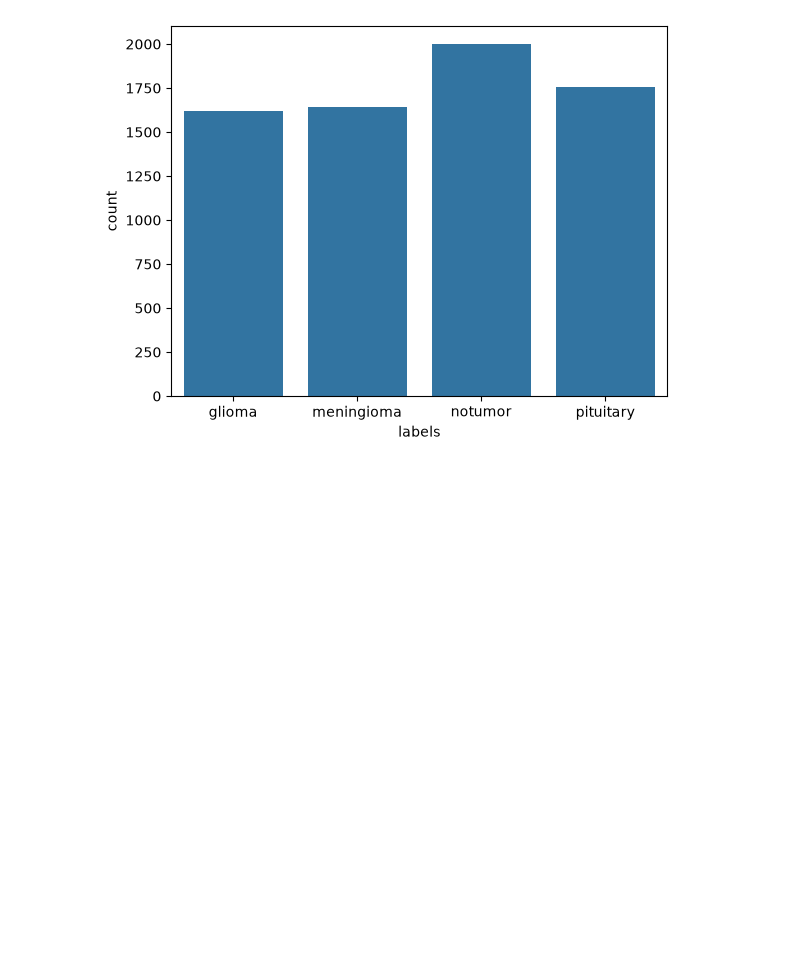
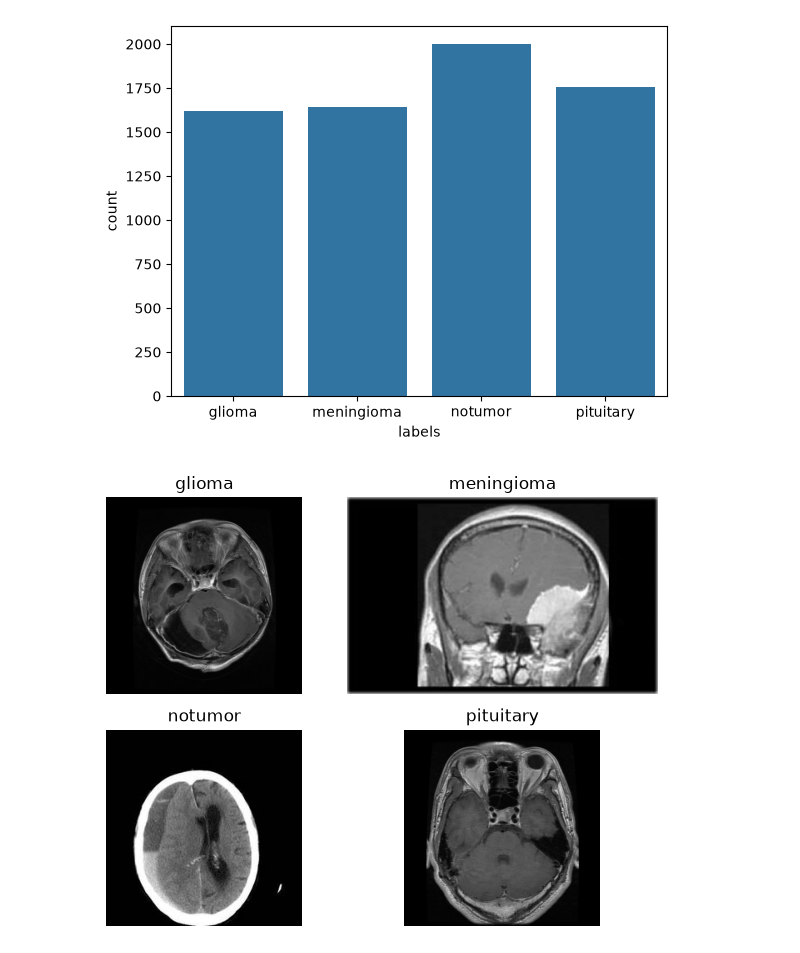
Before and after one commit to kuroi-hime/Diagnostic-des-tumeurs-c-r-brales-par-IA, a Jupyter notebook: notebooks/01_preparation_donnees.ipynb, the cells around one changed output. Cells and saved outputs as stored; diff of their text form; code cells hidden in the pictures; blank space fills up the shorter version.

```diff
--- a/notebooks/01_preparation_donnees.ipynb
+++ b/notebooks/01_preparation_donnees.ipynb
@@ -49,3 +49,15 @@ sn.countplot(
 # %% [output]
 <Axes: xlabel='labels', ylabel='count'>
 [figure]
+# %%
+for i, label in enumerate(set(labels)):
+    index = labels.index(label)
+    ax = plt.subplot(2, 2, i+1)
+    plt.imshow(images[index])
+    plt.title(label)
+    plt.axis("off")
+
+plt.tight_layout()
+plt.show()
+# %% [output]
+[figure, added]
```
Also changed, not shown: parts of 1 cell of this notebook.
